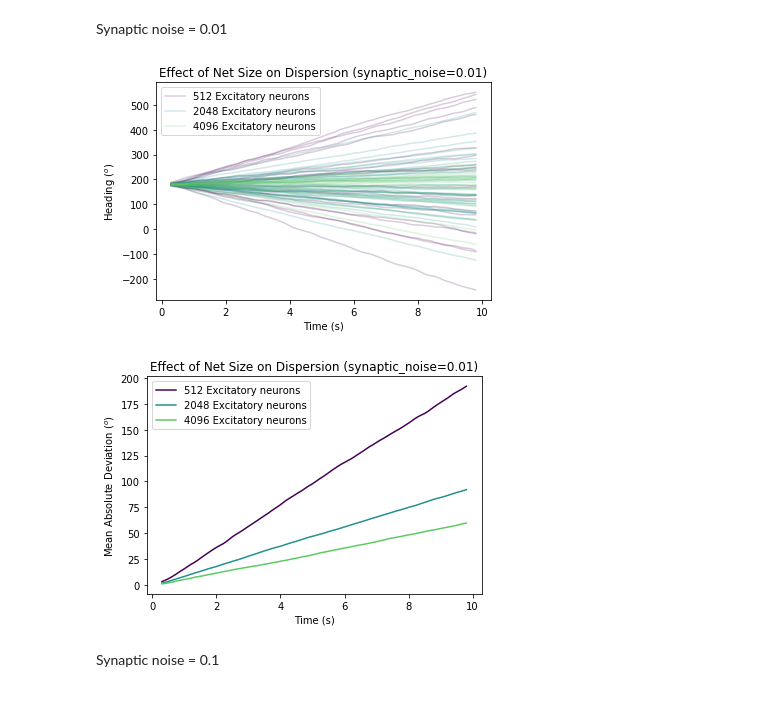
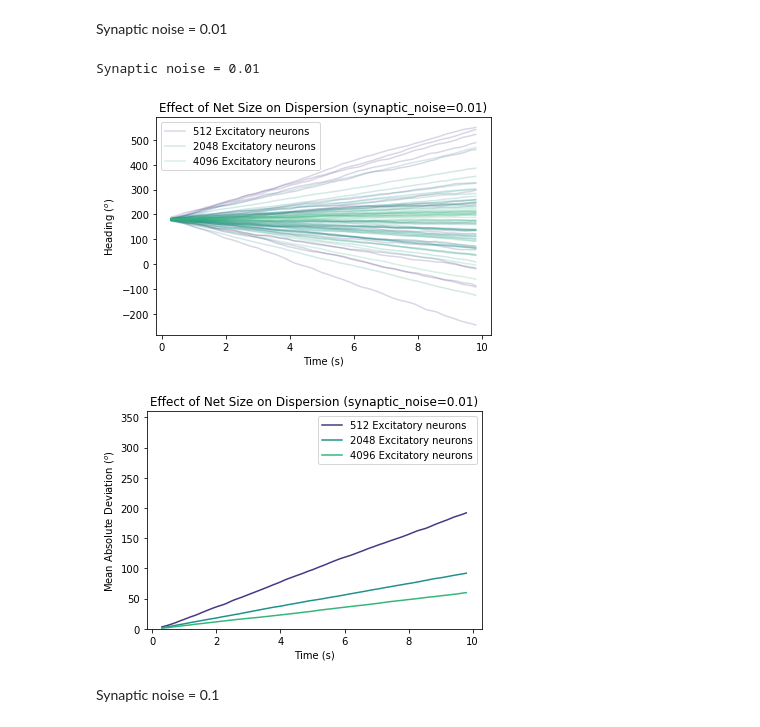
Before and after one commit to johnpi/Pisokas_Hennig_2022_Attractor_Based_Memory_old, a Jupyter notebook: line-attractor-spiking-neurodynexlib.ipynb, the cells around one changed output. Saved outputs shown, nothing was run; the diff lists cells and outputs as text; code cells hidden in the pictures.

```diff
--- a/line-attractor-spiking-neurodynexlib.ipynb
+++ b/line-attractor-spiking-neurodynexlib.ipynb
@@ -783,22 +820,25 @@ plot_data(plot_items_dict, plot_keys_list, plot_key_units,
 # %% [markdown]
 Synaptic noise = 0.01
 # %%
-plot_keys_list = [512, 1024, 2048, 4096]
+plot_keys_list = [128, 512, 1024, 2048, 4096, 8192]
 plot_key_units = ' Excitatory neurons'
 stimulus_center_deg = 180
 synaptic_noise_amount = 0.01
+print('Synaptic noise = {}'.format(synaptic_noise_amount))
 plot_items_dict = pick_net_size_data(collected_data_file,
                                      plot_keys_list,
                                      stimulus_center_deg = stimulus_center_deg,
                                      synaptic_noise_amount = synaptic_noise_amount,
                                      unwrap_modulo_angles = True)
 plot_data(plot_items_dict, plot_keys_list, plot_key_units,
           #xlim=[0, 2],
           ylim1=None,
+          ylim2=[0, 360],
           title='Effect of Net Size on Dispersion (synaptic_noise=' + str(synaptic_noise_amount) + ')')
 # %% [output]
+Synaptic noise = 0.01
 [figure]
-[figure, old version]
+[figure, new version]
 # %% [markdown]
 Synaptic noise = 0.1
 # %%
```
Also changed, not shown: parts of 11 cells of this notebook, 1 other file.
